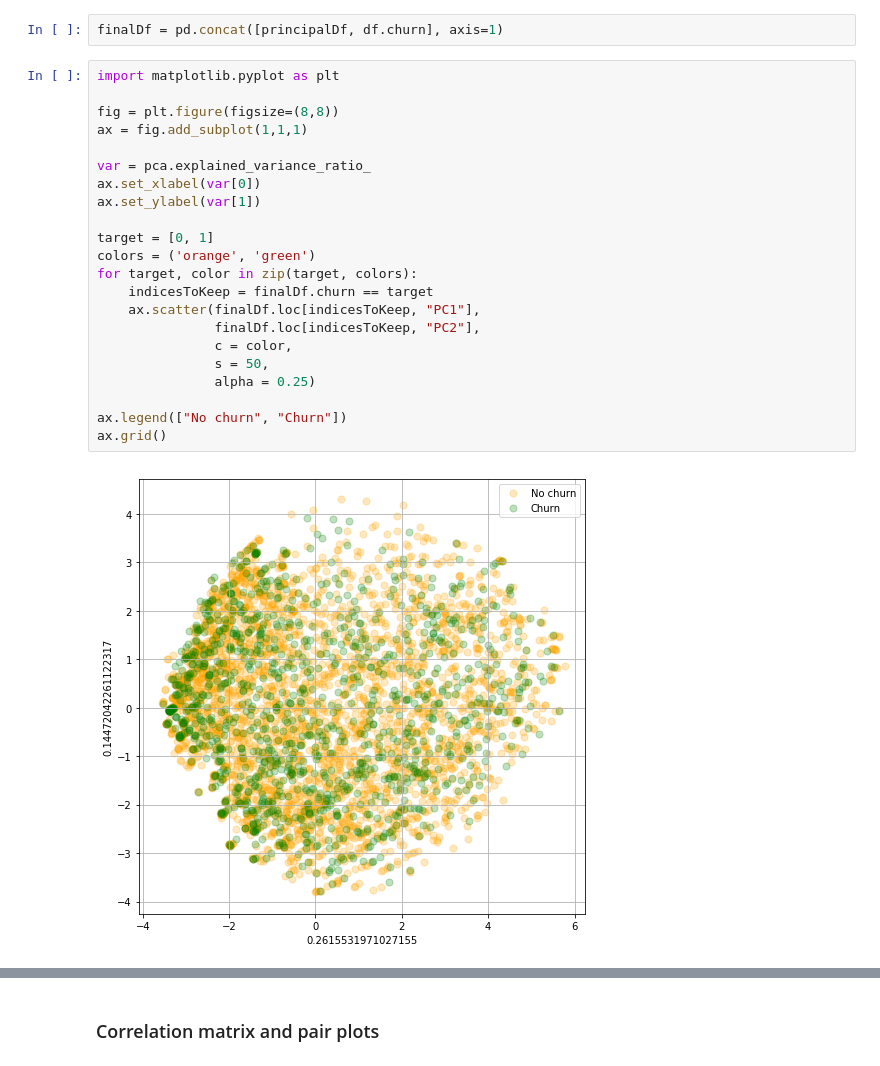
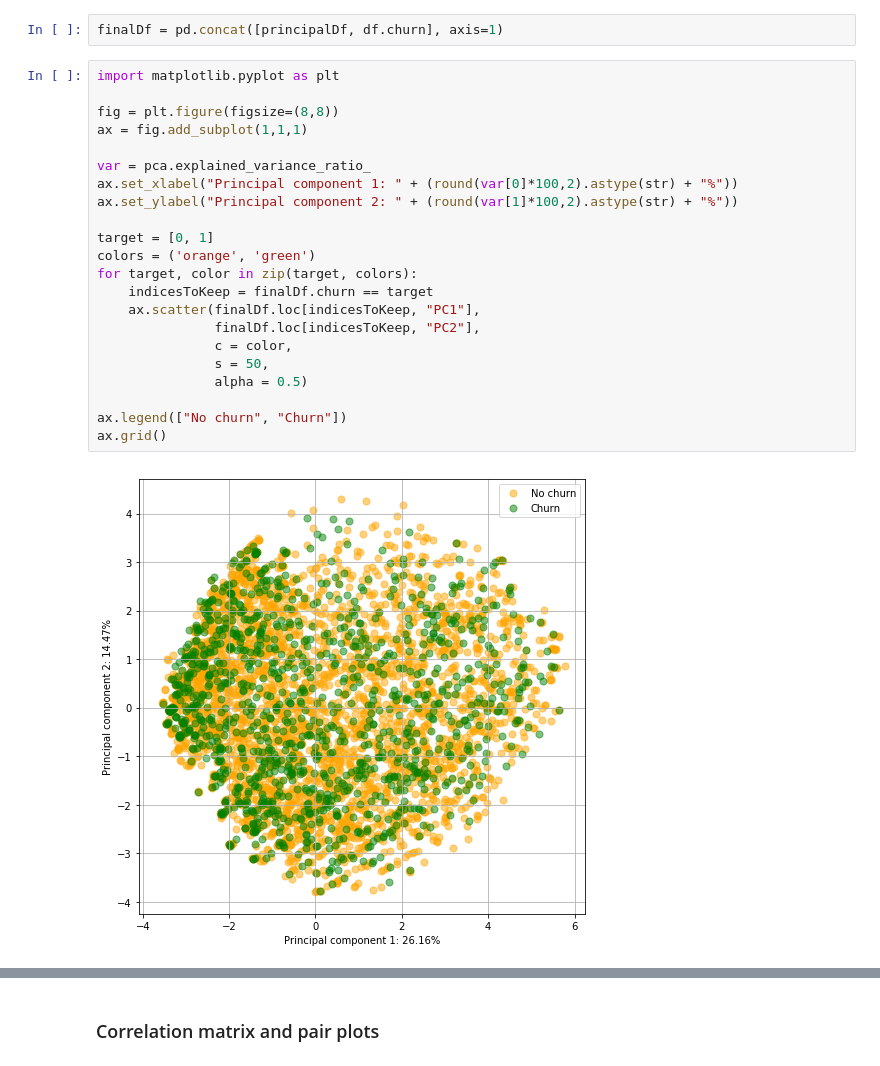
Before and after one commit to akshaysundar3/telco_prediction, a Jupyter notebook: eda_jl.ipynb, the cells around one changed output, grey strips where cells are left out. Saved outputs shown, nothing was run; the diff lists cells and outputs as text.

```diff
--- a/eda_jl.ipynb
+++ b/eda_jl.ipynb
@@ -82,24 +87,24 @@ finalDf = pd.concat([principalDf, df.churn], axis=1)
 # %%
 import matplotlib.pyplot as plt
 
 fig = plt.figure(figsize=(8,8))
 ax = fig.add_subplot(1,1,1)
 
 var = pca.explained_variance_ratio_
-ax.set_xlabel(var[0])
-ax.set_ylabel(var[1])
+ax.set_xlabel("Principal component 1: " + (round(var[0]*100,2).astype(str) + "%"))
+ax.set_ylabel("Principal component 2: " + (round(var[1]*100,2).astype(str) + "%"))
 
 target = [0, 1]
 colors = ('orange', 'green')
 for target, color in zip(target, colors):
     indicesToKeep = finalDf.churn == target
     ax.scatter(finalDf.loc[indicesToKeep, "PC1"],
                finalDf.loc[indicesToKeep, "PC2"],
                c = color,
                s = 50,
-               alpha = 0.25)
+               alpha = 0.5)
 
 ax.legend(["No churn", "Churn"])
 ax.grid()
 # %% [output]
-[figure, old version]
+[figure, new version]
```
Also changed, not shown: parts of 2 cells of this notebook, 1 other file.
